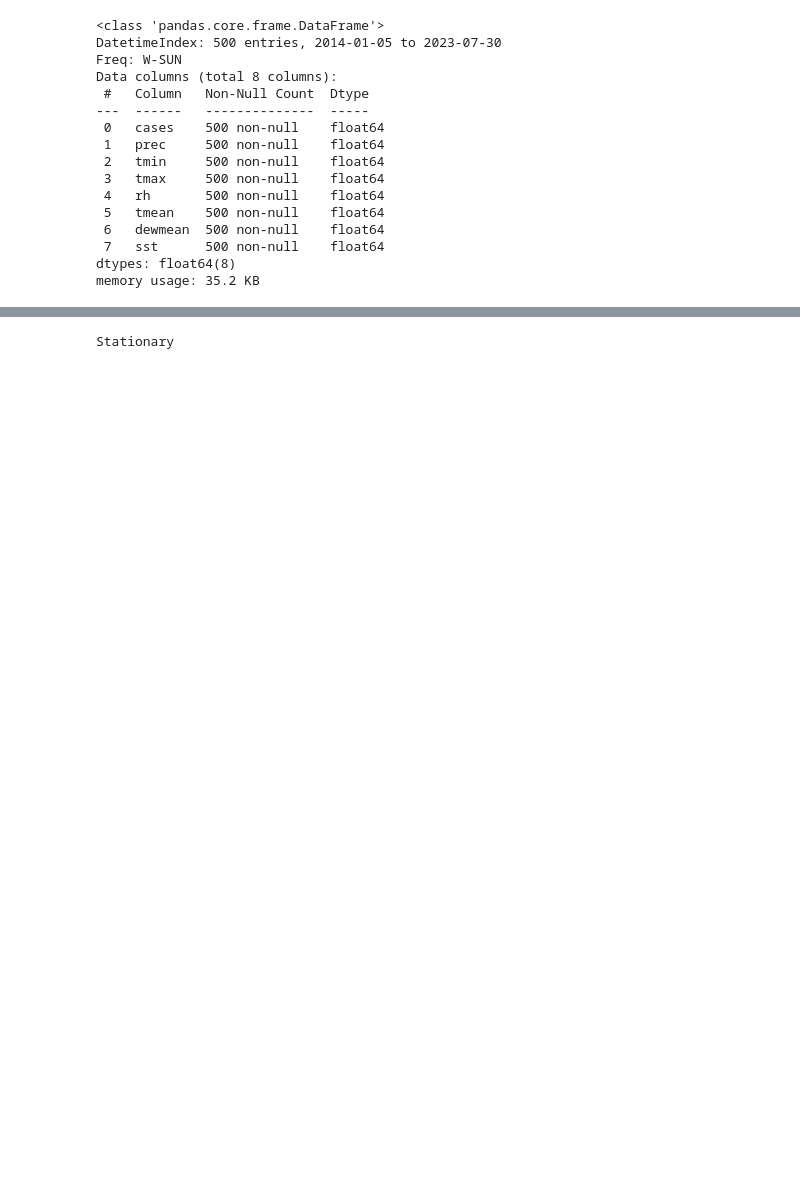
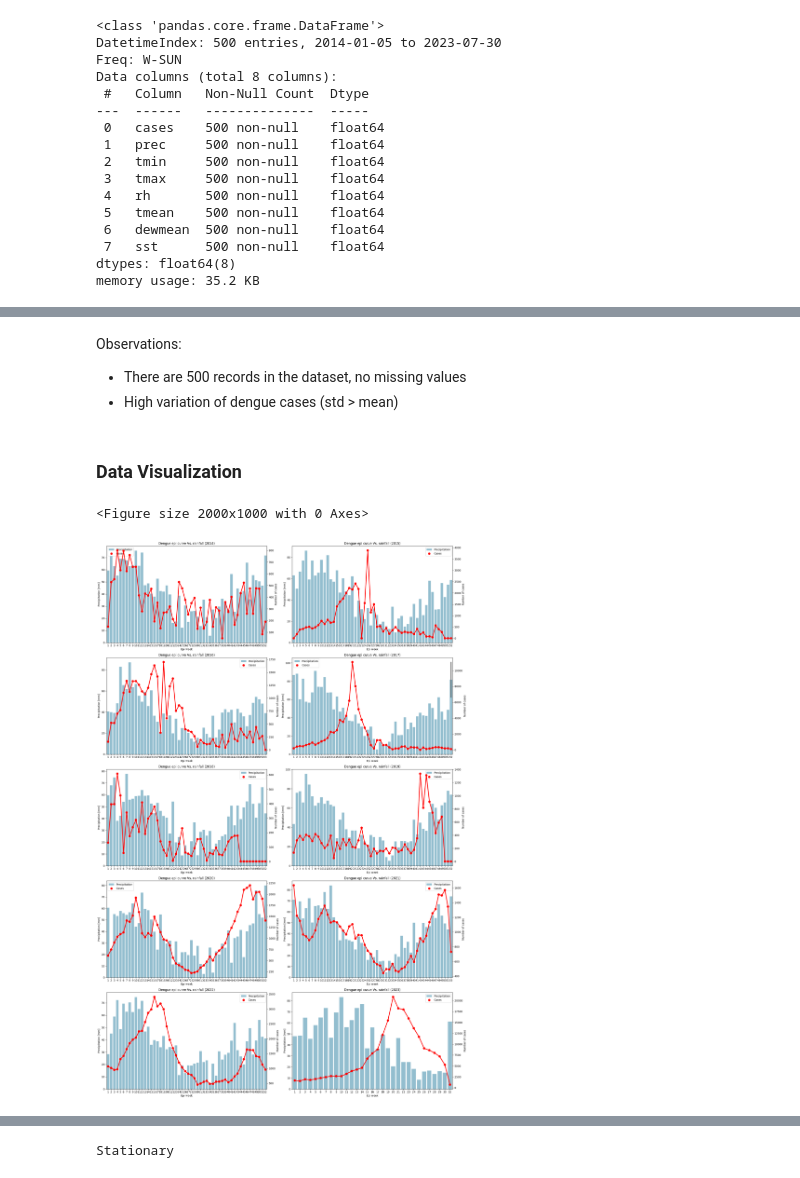
Before and after one commit to plosi/dengue-prediction, a Jupyter notebook: peru.ipynb, the cells around one changed output, grey strips where cells are left out. Drawn from its saved outputs; the diff is of its cells as text; code cells hidden in the pictures; blank space fills up the shorter version.

```diff
--- a/peru.ipynb
+++ b/peru.ipynb
@@ -138,0 +159,59 @@ memory usage: 35.2 KB
+# %% [markdown]
+Observations:
+
+- There are 500 records in the dataset, no missing values
+- High variation of dengue cases (std > mean)
+# %% [markdown]
+### Data Visualization
+# %%
+# Add epi_week and year column to the dataframe
+
+from epiweeks import Week
+
+def create_epi_week_col(date):
+    return int(str(Week.fromdate(date, system='iso')).split('W')[1])
+
+df['epi_week'] = df.index.to_series().apply(create_epi_week_col)
+df['year'] = df.index.year
+# %%
+plt.figure(figsize=(20,10))
+
+fig = px.line(
+    data_frame=df,
+    x='epi_week',
+    y='cases',
+    color='year',
+    title=f'Dengue epi curves between {min(df.year)} and {max(df.year)}',
+    labels={'epi_week': 'Epi Week',
+            'cases': 'Cases',
+            'year': 'Year'}
+    )
+
+fig.show()
+# %% [output]
+<Figure size 2000x1000 with 0 Axes>
+# %%
+plt.figure(figsize=(20,30))
+
+for i, year in enumerate(df.index.year.unique(), 1):
+    plt.subplot(5,2,i)
+    ax1 = sns.barplot(data=df[df.year == year], x='epi_week', y='prec', color='#89c2d9', label='Precipitation')
+    # ax2 = plt.twinx()
+    ax2 = sns.pointplot(data=df[df.year == year], x='epi_week', y='cases', color='r', ax=ax1.twinx(), label='Cases')
+    plt.title(f'Dengue epi curve Vs. rainfall ({year})')
+    ax1.set_xlabel('Epi week')
+    ax1.set_ylabel('Precipitation [mm]')
+    ax2.set_ylabel('Number of cases')
+
+    line1, label1 = ax1.get_legend_handles_labels()
+    line2, label2 = ax2.get_legend_handles_labels()
+
+    lines = line1 + line2
+    labels = label1 + label2
+
+    ax1.legend(lines, labels)
+
+plt.tight_layout()
+plt.show()
+# %% [output]
+[figure, added]
```
Also changed, not shown: parts of 23 cells of this notebook.
